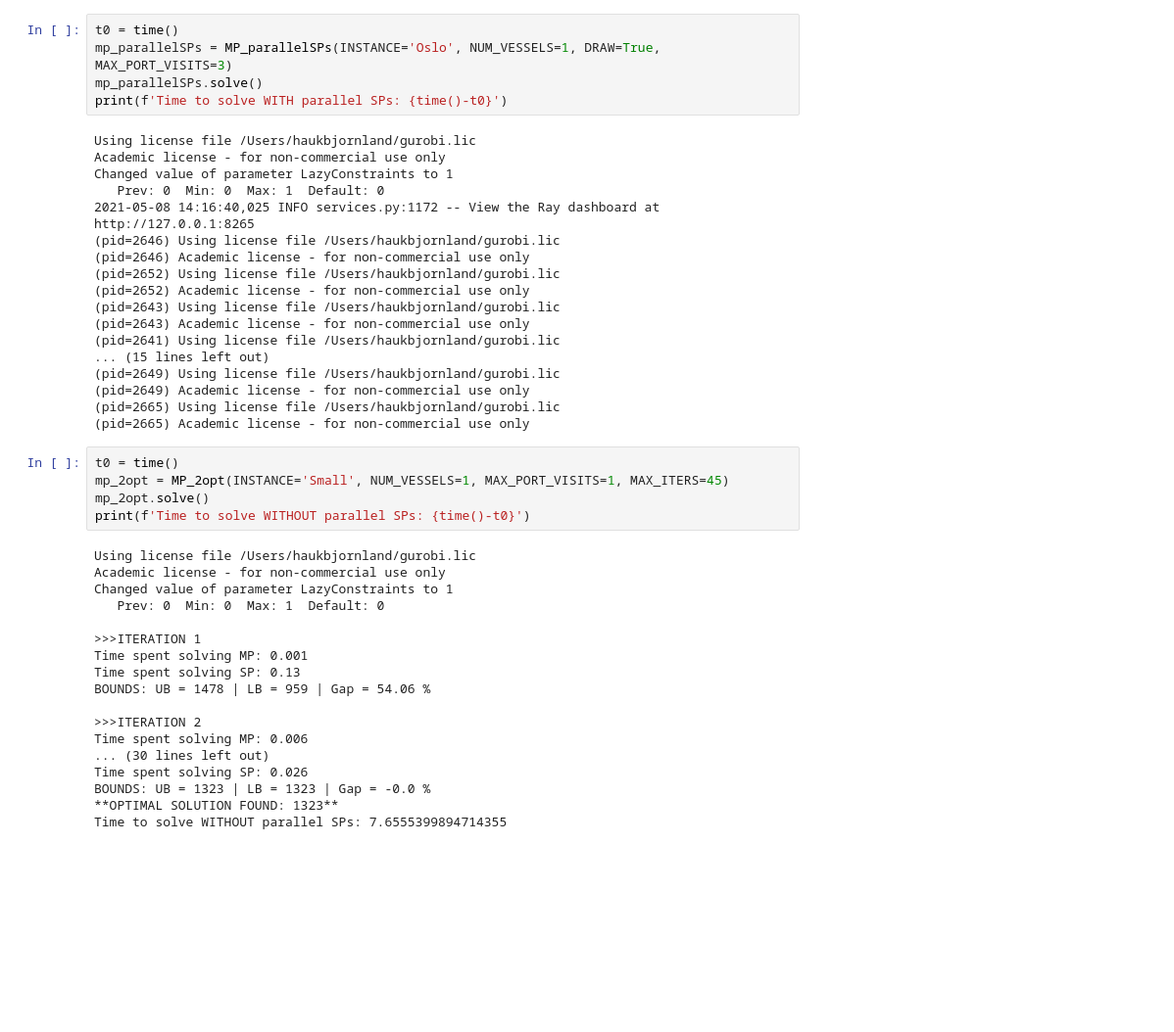
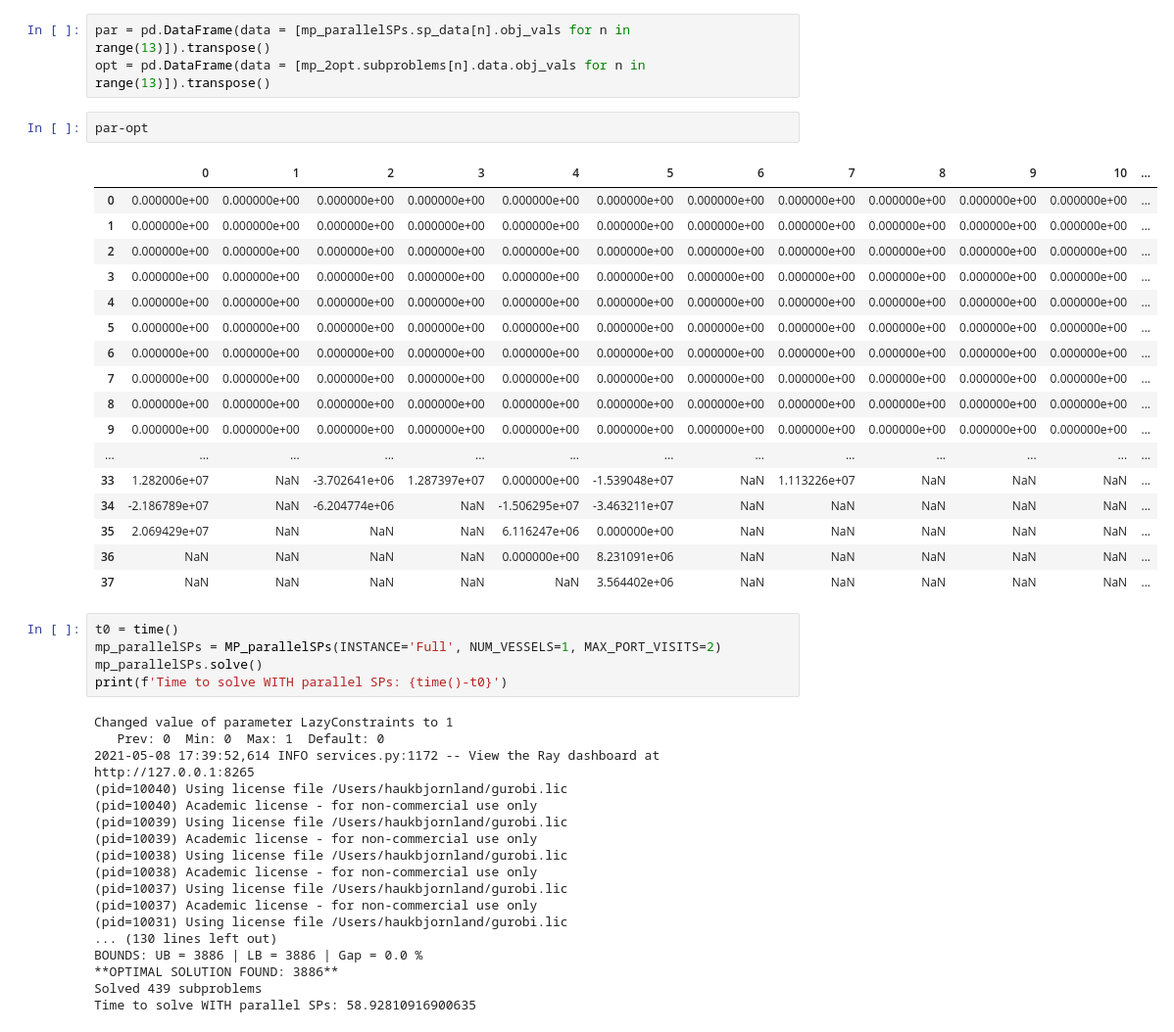
Before and after one commit to haukb/masters, a Jupyter notebook: Notebooks/TEST_NOTEBOOK.ipynb, the cells around one changed output. Shown: that part at 98% size. Drawn from its saved outputs; the diff is of its cells as text; blank space fills up the shorter version.

```diff
--- a/Notebooks/TEST_NOTEBOOK.ipynb
+++ b/Notebooks/TEST_NOTEBOOK.ipynb
@@ -17,46 +181,46 @@ from utils.full_problem import Full_problem
+# %%
+par = pd.DataFrame(data = [mp_parallelSPs.sp_data[n].obj_vals for n in range(13)]).transpose()
+opt = pd.DataFrame(data = [mp_2opt.subproblems[n].data.obj_vals for n in range(13)]).transpose()
+# %%
+par-opt
+# %% [output]
+|  | 0 | 1 | 2 | 3 | 4 | 5 | 6 | 7 | 8 | 9 | 10 | ... |
+| 0 | 0.000000e+00 | 0.000000e+00 | 0.000000e+00 | 0.000000e+00 | 0.000000e+00 | 0.000000e+00 | 0.000000e+00 | 0.000000e+00 | 0.000000e+00 | 0.000000e+00 | 0.000000e+00 | ... |
+| 1 | 0.000000e+00 | 0.000000e+00 | 0.000000e+00 | 0.000000e+00 | 0.000000e+00 | 0.000000e+00 | 0.000000e+00 | 0.000000e+00 | 0.000000e+00 | 0.000000e+00 | 0.000000e+00 | ... |
+| 2 | 0.000000e+00 | 0.000000e+00 | 0.000000e+00 | 0.000000e+00 | 0.000000e+00 | 0.000000e+00 | 0.000000e+00 | 0.000000e+00 | 0.000000e+00 | 0.000000e+00 | 0.000000e+00 | ... |
+| 3 | 0.000000e+00 | 0.000000e+00 | 0.000000e+00 | 0.000000e+00 | 0.000000e+00 | 0.000000e+00 | 0.000000e+00 | 0.000000e+00 | 0.000000e+00 | 0.000000e+00 | 0.000000e+00 | ... |
+| 4 | 0.000000e+00 | 0.000000e+00 | 0.000000e+00 | 0.000000e+00 | 0.000000e+00 | 0.000000e+00 | 0.000000e+00 | 0.000000e+00 | 0.000000e+00 | 0.000000e+00 | 0.000000e+00 | ... |
+| 5 | 0.000000e+00 | 0.000000e+00 | 0.000000e+00 | 0.000000e+00 | 0.000000e+00 | 0.000000e+00 | 0.000000e+00 | 0.000000e+00 | 0.000000e+00 | 0.000000e+00 | 0.000000e+00 | ... |
+| 6 | 0.000000e+00 | 0.000000e+00 | 0.000000e+00 | 0.000000e+00 | 0.000000e+00 | 0.000000e+00 | 0.000000e+00 | 0.000000e+00 | 0.000000e+00 | 0.000000e+00 | 0.000000e+00 | ... |
+| 7 | 0.000000e+00 | 0.000000e+00 | 0.000000e+00 | 0.000000e+00 | 0.000000e+00 | 0.000000e+00 | 0.000000e+00 | 0.000000e+00 | 0.000000e+00 | 0.000000e+00 | 0.000000e+00 | ... |
+| 8 | 0.000000e+00 | 0.000000e+00 | 0.000000e+00 | 0.000000e+00 | 0.000000e+00 | 0.000000e+00 | 0.000000e+00 | 0.000000e+00 | 0.000000e+00 | 0.000000e+00 | 0.000000e+00 | ... |
+| 9 | 0.000000e+00 | 0.000000e+00 | 0.000000e+00 | 0.000000e+00 | 0.000000e+00 | 0.000000e+00 | 0.000000e+00 | 0.000000e+00 | 0.000000e+00 | 0.000000e+00 | 0.000000e+00 | ... |
+| ... | ... | ... | ... | ... | ... | ... | ... | ... | ... | ... | ... | ... |
+| 33 | 1.282006e+07 | NaN | -3.702641e+06 | 1.287397e+07 | 0.000000e+00 | -1.539048e+07 | NaN | 1.113226e+07 | NaN | NaN | NaN | ... |
+| 34 | -2.186789e+07 | NaN | -6.204774e+06 | NaN | -1.506295e+07 | -3.463211e+07 | NaN | NaN | NaN | NaN | NaN | ... |
+| 35 | 2.069429e+07 | NaN | NaN | NaN | 6.116247e+06 | 0.000000e+00 | NaN | NaN | NaN | NaN | NaN | ... |
+| 36 | NaN | NaN | NaN | NaN | 0.000000e+00 | 8.231091e+06 | NaN | NaN | NaN | NaN | NaN | ... |
+| 37 | NaN | NaN | NaN | NaN | NaN | 3.564402e+06 | NaN | NaN | NaN | NaN | NaN | ... |
 # %%
 t0 = time()
-mp_parallelSPs = MP_parallelSPs(INSTANCE='Oslo', NUM_VESSELS=1, DRAW=True, MAX_PORT_VISITS=3)
+mp_parallelSPs = MP_parallelSPs(INSTANCE='Full', NUM_VESSELS=1, MAX_PORT_VISITS=2)
 mp_parallelSPs.solve()
 print(f'Time to solve WITH parallel SPs: {time()-t0}')
 # %% [output]
-Using license file /Users/haukbjornland/gurobi.lic
-Academic license - for non-commercial use only
 Changed value of parameter LazyConstraints to 1
    Prev: 0  Min: 0  Max: 1  Default: 0
-2021-05-08 14:16:40,025 INFO services.py:1172 -- View the Ray dashboard at http://127.0.0.1:8265
-(pid=2646) Using license file /Users/haukbjornland/gurobi.lic
-(pid=2646) Academic license - for non-commercial use only
-(pid=2652) Using license file /Users/haukbjornland/gurobi.lic
-(pid=2652) Academic license - for non-commercial use only
-(pid=2643) Using license file /Users/haukbjornland/gurobi.lic
-(pid=2643) Academic license - for non-commercial use only
-(pid=2641) Using license file /Users/haukbjornland/gurobi.lic
-... (15 lines left out)
-(pid=2649) Using license file /Users/haukbjornland/gurobi.lic
-(pid=2649) Academic license - for non-commercial use only
-(pid=2665) Using license file /Users/haukbjornland/gurobi.lic
-(pid=2665) Academic license - for non-commercial use only
+2021-05-08 17:39:52,614 INFO services.py:1172 -- View the Ray dashboard at http://127.0.0.1:8265
+(pid=10040) Using license file /Users/haukbjornland/gurobi.lic
+(pid=10040) Academic license - for non-commercial use only
+(pid=10039) Using license file /Users/haukbjornland/gurobi.lic
+(pid=10039) Academic license - for non-commercial use only
+(pid=10038) Using license file /Users/haukbjornland/gurobi.lic
+(pid=10038) Academic license - for non-commercial use only
+(pid=10037) Using license file /Users/haukbjornland/gurobi.lic
+(pid=10037) Academic license - for non-commercial use only
+(pid=10031) Using license file /Users/haukbjornland/gurobi.lic
+... (130 lines left out)
+BOUNDS: UB = 3886 | LB = 3886 | Gap = 0.0 %
+**OPTIMAL SOLUTION FOUND: 3886**
+Solved 439 subproblems
+Time to solve WITH parallel SPs: 58.92810916900635
-# %%
-t0 = time()
-mp_2opt = MP_2opt(INSTANCE='Small', NUM_VESSELS=1, MAX_PORT_VISITS=1, MAX_ITERS=45)
-mp_2opt.solve()
-print(f'Time to solve WITHOUT parallel SPs: {time()-t0}')
-# %% [output]
-Using license file /Users/haukbjornland/gurobi.lic
-Academic license - for non-commercial use only
-Changed value of parameter LazyConstraints to 1
-   Prev: 0  Min: 0  Max: 1  Default: 0
-
->>>ITERATION 1
-Time spent solving MP: 0.001
-Time spent solving SP: 0.13
-BOUNDS: UB = 1478 | LB = 959 | Gap = 54.06 %
-
->>>ITERATION 2
-Time spent solving MP: 0.006
-... (30 lines left out)
-Time spent solving SP: 0.026
-BOUNDS: UB = 1323 | LB = 1323 | Gap = -0.0 %
-**OPTIMAL SOLUTION FOUND: 1323**
-Time to solve WITHOUT parallel SPs: 7.6555399894714355
```
Also changed, not shown: parts of 12 cells of this notebook, 9 other files.
